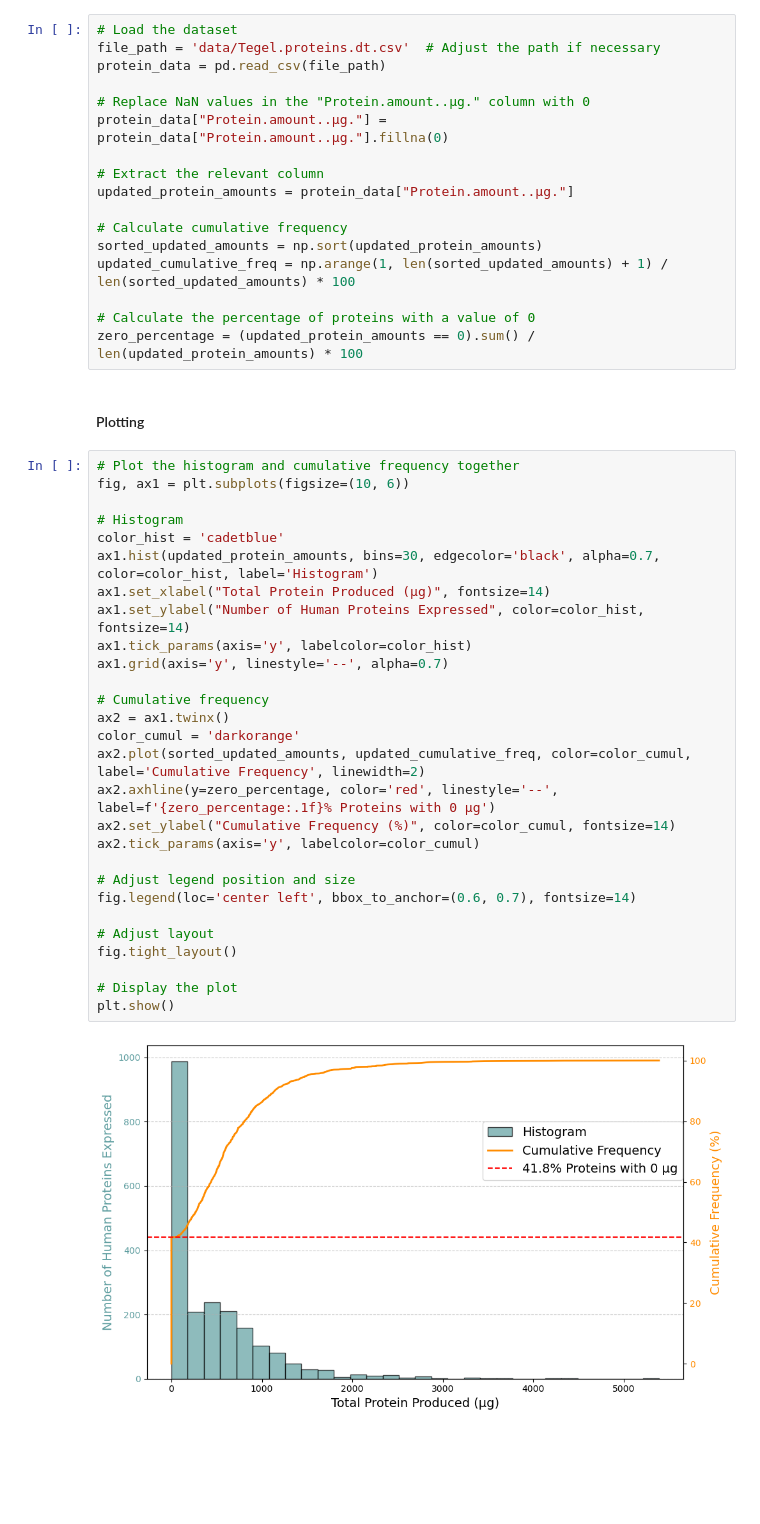
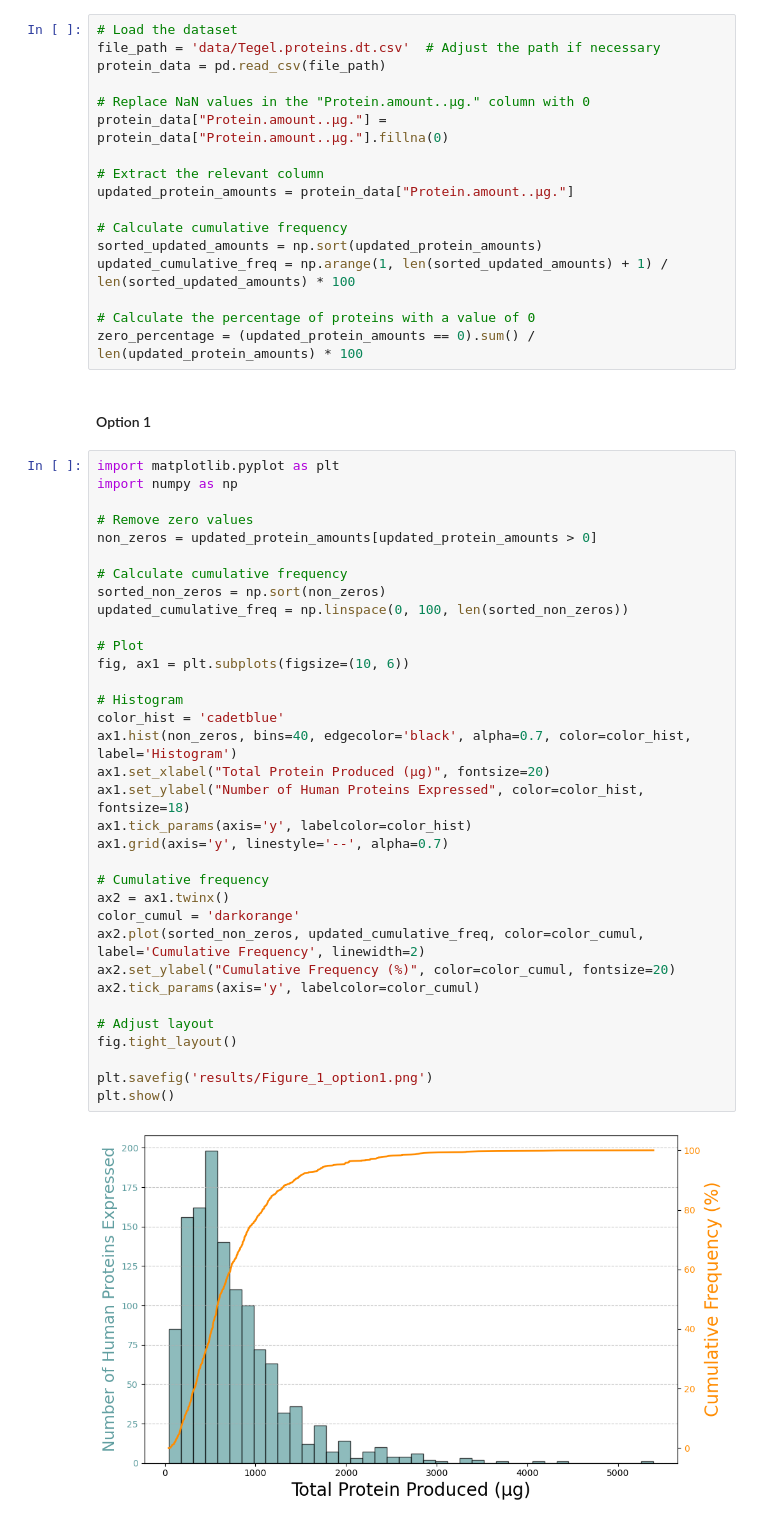
Before and after one commit to pablodig/Secretome_features_prediction, a Jupyter notebook: Figure_1.ipynb, the cells around one changed output. Cells and saved outputs as stored; diff of their text form; blank space fills up the shorter version.

```diff
--- a/Figure_1.ipynb
+++ b/Figure_1.ipynb
@@ -27,35 +27,41 @@ updated_cumulative_freq = np.arange(1, len(sorted_updated_amounts) + 1) / len(so
 # Calculate the percentage of proteins with a value of 0
 zero_percentage = (updated_protein_amounts == 0).sum() / len(updated_protein_amounts) * 100
 # %% [markdown]
-#### Plotting
+#### Option 1
-# %%
-# Plot the histogram and cumulative frequency together
-fig, ax1 = plt.subplots(figsize=(10, 6))
-
-# Histogram
-color_hist = 'cadetblue'
-ax1.hist(updated_protein_amounts, bins=30, edgecolor='black', alpha=0.7, color=color_hist, label='Histogram')
-ax1.set_xlabel("Total Protein Produced (µg)", fontsize=14)
-ax1.set_ylabel("Number of Human Proteins Expressed", color=color_hist, fontsize=14)
-ax1.tick_params(axis='y', labelcolor=color_hist)
-ax1.grid(axis='y', linestyle='--', alpha=0.7)
-
-# Cumulative frequency
-ax2 = ax1.twinx()
-color_cumul = 'darkorange'
-ax2.plot(sorted_updated_amounts, updated_cumulative_freq, color=color_cumul, label='Cumulative Frequency', linewidth=2)
-ax2.axhline(y=zero_percentage, color='red', linestyle='--', label=f'{zero_percentage:.1f}% Proteins with 0 µg')
-ax2.set_ylabel("Cumulative Frequency (%)", color=color_cumul, fontsize=14)
-ax2.tick_params(axis='y', labelcolor=color_cumul)
-
-# Adjust legend position and size
-fig.legend(loc='center left', bbox_to_anchor=(0.6, 0.7), fontsize=14)
-
-# Adjust layout
-fig.tight_layout()
-
-# Display the plot
-plt.show()
-# %% [output]
-[figure, removed]
+# %%
+import matplotlib.pyplot as plt
+import numpy as np
+
+# Remove zero values
+non_zeros = updated_protein_amounts[updated_protein_amounts > 0]
+
+# Calculate cumulative frequency
+sorted_non_zeros = np.sort(non_zeros)
+updated_cumulative_freq = np.linspace(0, 100, len(sorted_non_zeros))
+
+# Plot
+fig, ax1 = plt.subplots(figsize=(10, 6))
+
+# Histogram
+color_hist = 'cadetblue'
+ax1.hist(non_zeros, bins=40, edgecolor='black', alpha=0.7, color=color_hist, label='Histogram')
+ax1.set_xlabel("Total Protein Produced (µg)", fontsize=20)
+ax1.set_ylabel("Number of Human Proteins Expressed", color=color_hist, fontsize=18)
+ax1.tick_params(axis='y', labelcolor=color_hist)
+ax1.grid(axis='y', linestyle='--', alpha=0.7)
+
+# Cumulative frequency
+ax2 = ax1.twinx()
+color_cumul = 'darkorange'
+ax2.plot(sorted_non_zeros, updated_cumulative_freq, color=color_cumul, label='Cumulative Frequency', linewidth=2)
+ax2.set_ylabel("Cumulative Frequency (%)", color=color_cumul, fontsize=20)
+ax2.tick_params(axis='y', labelcolor=color_cumul)
+
+# Adjust layout
+fig.tight_layout()
+
+plt.savefig('results/Figure_1_option1.png')
+plt.show()
+# %% [output]
+[figure, added]
 # %% [markdown]
```
Also changed, not shown: parts of 2 cells of this notebook, 7 other files.
